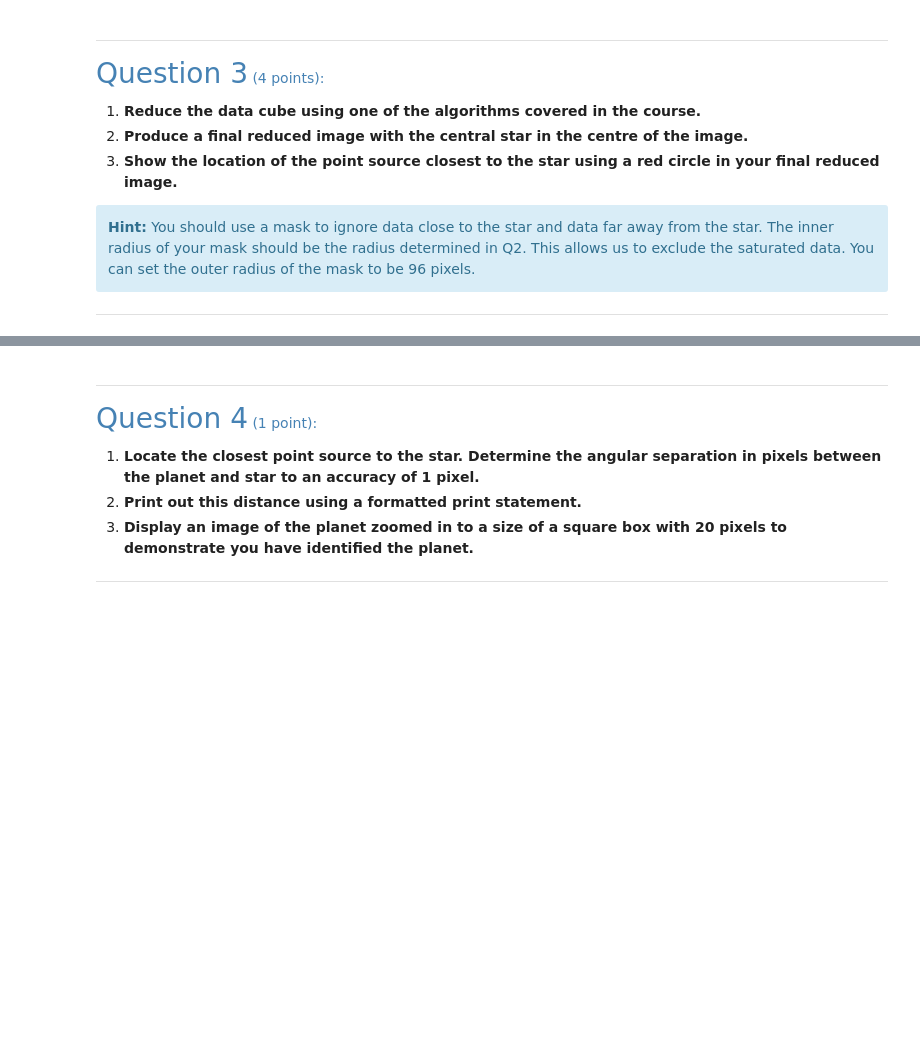
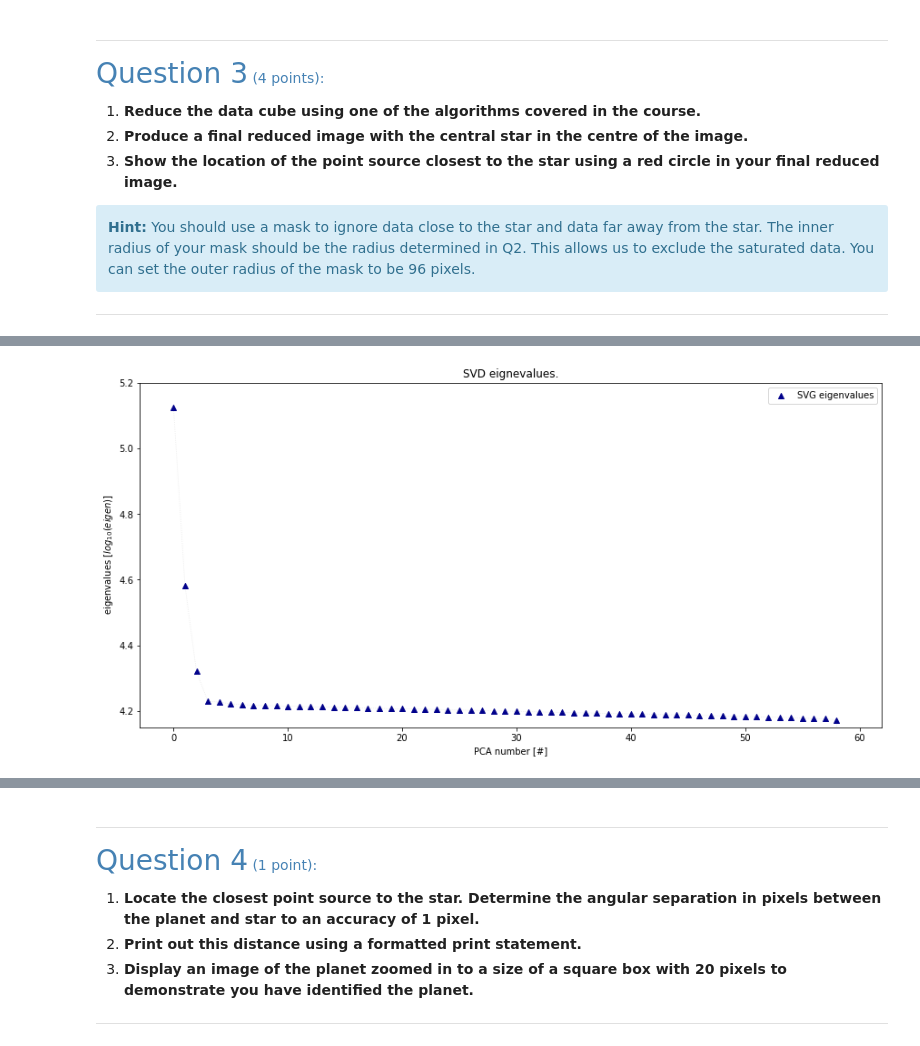
Before and after one commit to lwelzel/High-Contrast-Imaging-LU, a Jupyter notebook: exam/HCI_2022_Final_exam_welzel.ipynb, the cells around one changed output, grey strips where cells are left out. Saved outputs shown, nothing was run; the diff lists cells and outputs as text; code cells hidden in the pictures; blank space fills up the shorter version.

```diff
--- a/exam/HCI_2022_Final_exam_welzel.ipynb
+++ b/exam/HCI_2022_Final_exam_welzel.ipynb
@@ -259,0 +362,88 @@ plt.show()
+# %%
+im_medsub_mean = np.mean(im_medsub, axis=0)
+_im = im_medsub - im_medsub_mean
+
+masked_im = _im[:, mask]
+
+
+
+print(masked_im.shape)
+
+U, s, V = np.linalg.svd(masked_im, full_matrices=False, compute_uv=True)
+print("Shape of U:       {}".format(U.shape))
+print("Shape of s:       {}".format(s.shape))
+print("Shape of V:       {}".format(V.shape))
+
+S = np.diag(s)
+
+
+
+fig, ax = plt.subplots(nrows=1, ncols=1,
+                         constrained_layout=True,
+                         figsize=(12, 6))
+
+x = np.arange(len(s))
+
+print(s.shape, x.shape)
+
+ax.plot(x, np.log10(s), c="gray", ls="dotted", alpha=0.2, lw=0.75)
+ax.scatter(x, np.log10(s), c="darkblue", marker="^", label="SVG eigenvalues")
+
+ax.set_ylim(4.15, 5.2)
+
+ax.set_xlabel(r'PCA number [#]')
+ax.set_ylabel(r' eigenvalues [$log_{10}(eigen)$]')
+
+ax.legend()
+ax.set_title('SVD eignevalues.')
+plt.show()
+
+
+k=4
+Uk = U[:,:k]
+sk = s[:k]
+Vk = V[:k,:]
+
+print("Shape of Uk:       {}".format(Uk.shape))
+print("Shape of sk:       {}".format(sk.shape))
+print("Shape of Vk:       {}".format(Vk.shape))
+
+
+transformed = np.dot(Vk, _im.T)
+
+reconstructed = np.dot(transformed.T, Vk)
+
+residuals = _im - reconstructed
+
+resid = np.zeros_like(im)
+resid = np.swapaxes(resid,0,-1)
+
+resid[mask] = residuals
+
+
+im_resid = np.swapaxes(resid, 0, 2)
+
+print(im_resid.shape)
+
+resid_derot = np.array([cen_rot2(im_resid, r, (200, 200), offset1=(100, 100))
+                   for img, r in zip(im_resid,
+                                     -rot)])
+
+
+PCAmed = np.median(resid_derot, axis = 0)
+
+fig, ax = plt.subplots(nrows=1, ncols=1,
+                     constrained_layout=True,
+                     figsize=(12, 12)) # figsize=(width, height)
+
+this_im = ax.imshow(PCAmed,
+                    vmax=100., vmin=-100.)
+
+plt.colorbar(this_im, ax=ax, label=r"flux [counts]", fraction=0.046, pad=0.04)
+ax.set_xlabel('x [px]')
+ax.set_ylabel('y [px]')
+
+ax.set_title('Camera: NIRC2 of Keck II (L prime).\nData courtesy of B. Macintosh, T. Barman & R. Galicher.')
+fig.suptitle('HR 8799 - U159N2:\n- PCA (median) -', fontsize=18, weight="bold")
+plt.show()
+# %% [output]
@@ -259,0 +455 @@ plt.show()
+[figure, added]
```
Also changed, not shown: parts of 8 cells of this notebook.
